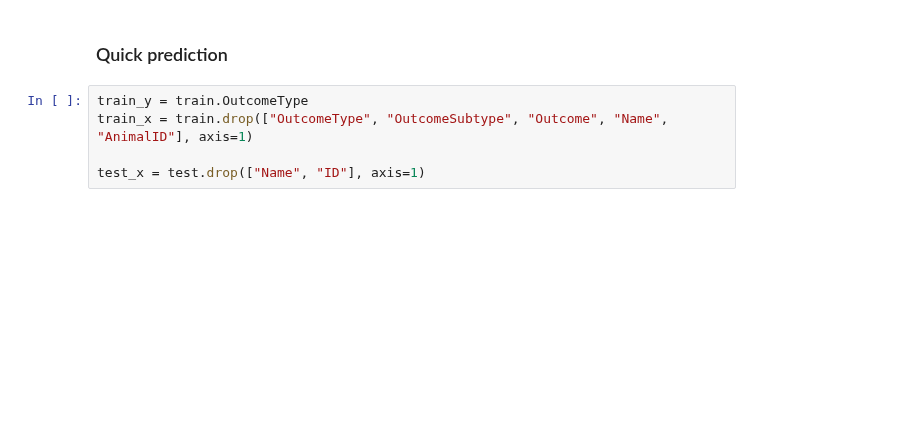
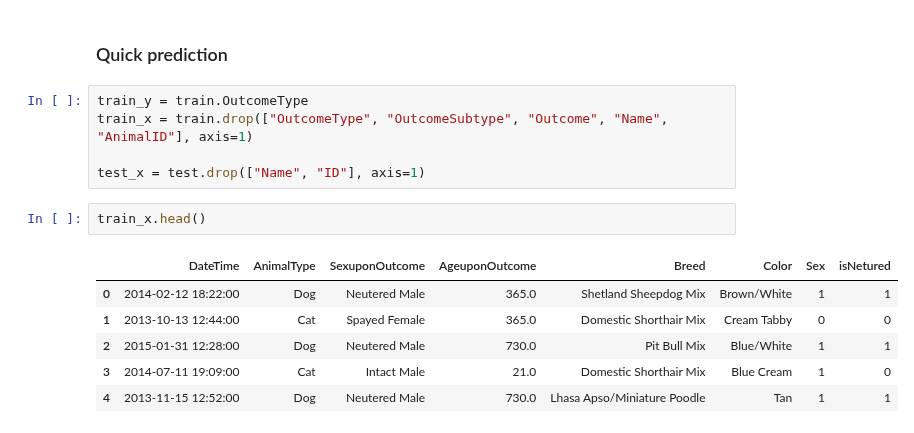
Before and after one commit to pstetz/Kaggle, a Jupyter notebook: in_progress/shelter/1_start.ipynb, the cells around one changed output. Cells and saved outputs as stored; diff of their text form; blank space fills up the shorter version.

```diff
--- a/in_progress/shelter/1_start.ipynb
+++ b/in_progress/shelter/1_start.ipynb
@@ -245,3 +264,12 @@ train_y = train.OutcomeType
 train_x = train.drop(["OutcomeType", "OutcomeSubtype", "Outcome", "Name", "AnimalID"], axis=1)
 
 test_x = test.drop(["Name", "ID"], axis=1)
+# %%
+train_x.head()
+# %% [output]
+|  | DateTime | AnimalType | SexuponOutcome | AgeuponOutcome | Breed | Color | Sex | isNetured |
+| 0 | 2014-02-12 18:22:00 | Dog | Neutered Male | 365.0 | Shetland Sheepdog Mix | Brown/White | 1 | 1 |
+| 1 | 2013-10-13 12:44:00 | Cat | Spayed Female | 365.0 | Domestic Shorthair Mix | Cream Tabby | 0 | 0 |
+| 2 | 2015-01-31 12:28:00 | Dog | Neutered Male | 730.0 | Pit Bull Mix | Blue/White | 1 | 1 |
+| 3 | 2014-07-11 19:09:00 | Cat | Intact Male | 21.0 | Domestic Shorthair Mix | Blue Cream | 1 | 0 |
+| 4 | 2013-11-15 12:52:00 | Dog | Neutered Male | 730.0 | Lhasa Apso/Miniature Poodle | Tan | 1 | 1 |
```
Also changed, not shown: parts of 8 cells of this notebook.
